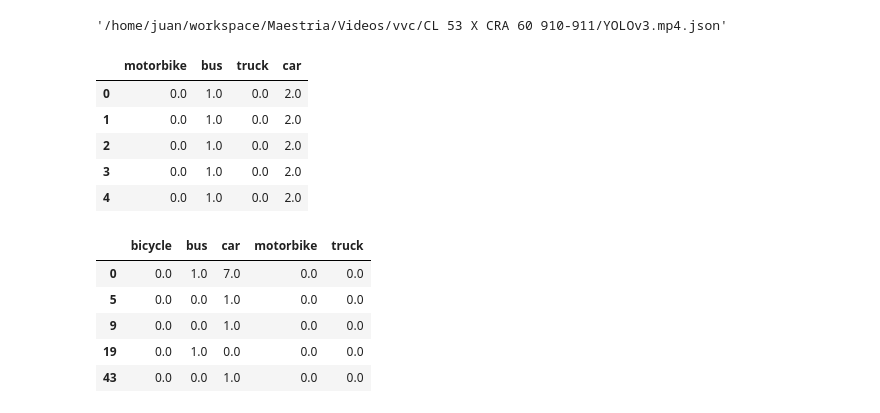
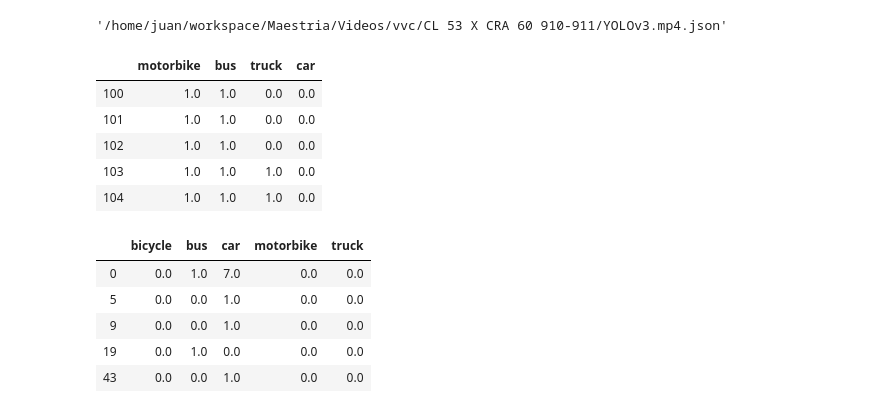
Before and after one commit to vvc-unal/vvc, a Jupyter notebook: notebooks/Results.ipynb, the cells around one changed output. Saved outputs shown, nothing was run; the diff lists cells and outputs as text; code cells hidden in the pictures.

```diff
--- a/notebooks/Results.ipynb
+++ b/notebooks/Results.ipynb
@@ -85,39 +85,39 @@ def counts_cvat_to_df(in_file):
                 frame_id = box.get('frame')
                 if not frame_id in test_annotations:
                     test_annotations[frame_id] = {}
                     v_type = None
                     lr_side = None
                     fb_side = None
                 for attribute in box:
                     if attribute.get('name') == 'type':
                         v_type = attribute.text
                     elif attribute.get('name') == 'LR_side':
                         lr_side = attribute.text
                     elif attribute.get('name') == 'FB_side':
                         fb_side = attribute.text if attribute.text != '__undefined__' else 'back'
                 tag = v_type #+ '_' + fb_side + '_' + lr_side
 
                 if not tag in test_annotations[frame_id]:
                     test_annotations[frame_id][tag] = 0
                 test_annotations[frame_id][tag] += 1
 
 
     df = pd.DataFrame.from_dict(test_annotations, orient='index')
     df = df.fillna(0)
     df = df.set_index(pd.to_numeric(df.index))
     df = df.sort_index(kind='mergesort')
 
     return df
 
 test = counts_cvat_to_df(test_file)
-test.iloc[:].head()
+test.iloc[100:].head()
 # %% [output]
 |  | motorbike | bus | truck | car |
-| 0 | 0.0 | 1.0 | 0.0 | 2.0 |
-| 1 | 0.0 | 1.0 | 0.0 | 2.0 |
-| 2 | 0.0 | 1.0 | 0.0 | 2.0 |
-| 3 | 0.0 | 1.0 | 0.0 | 2.0 |
-| 4 | 0.0 | 1.0 | 0.0 | 2.0 |
+| 100 | 1.0 | 1.0 | 0.0 | 0.0 |
+| 101 | 1.0 | 1.0 | 0.0 | 0.0 |
+| 102 | 1.0 | 1.0 | 0.0 | 0.0 |
+| 103 | 1.0 | 1.0 | 1.0 | 0.0 |
+| 104 | 1.0 | 1.0 | 1.0 | 0.0 |
 # %%
 def vvc_to_df(json_file):
     count_summary = {}
```
Also changed, not shown: parts of 5 cells of this notebook, 5 other files.
